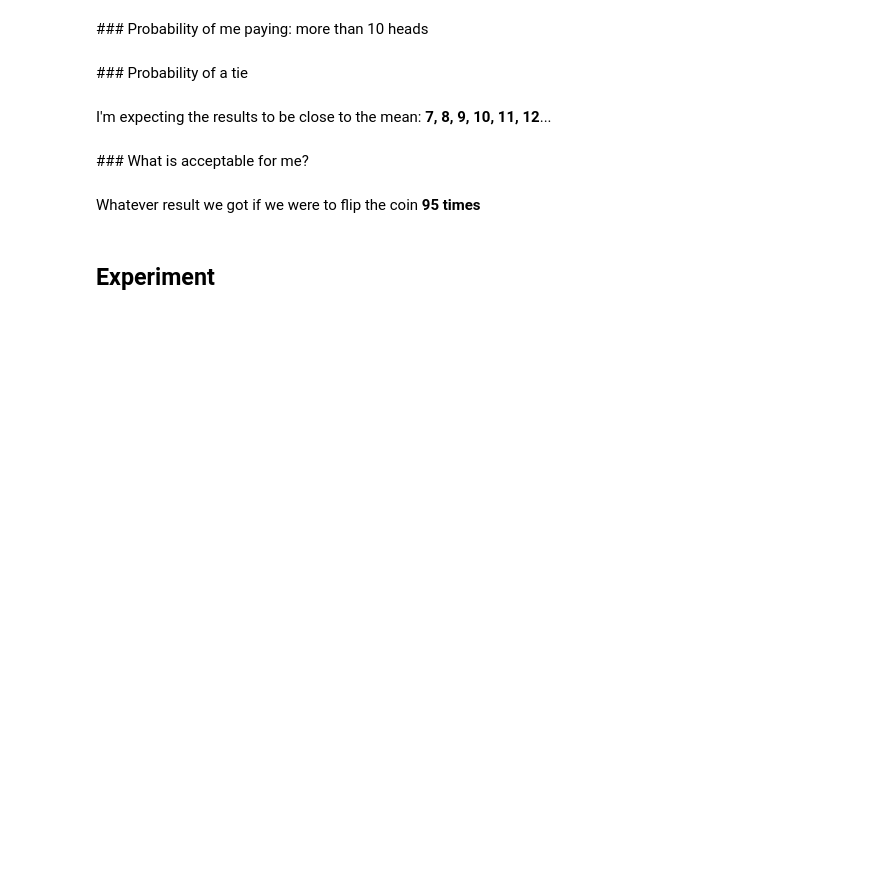
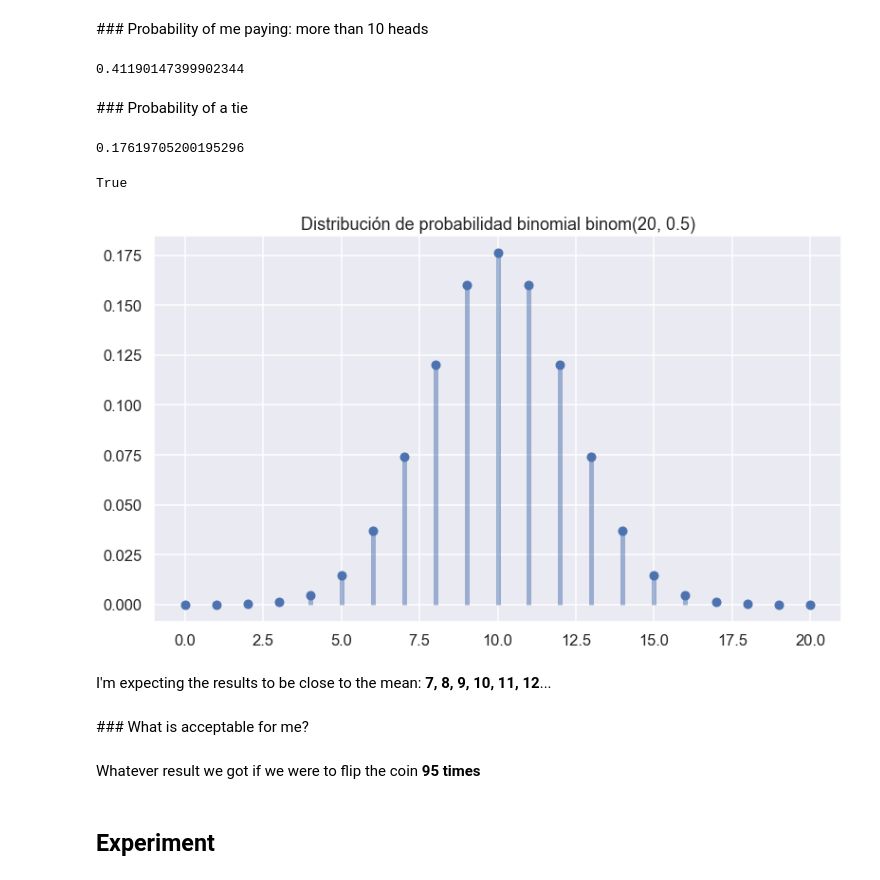
Before and after one commit to Ironhack-data-bcn-feb-2023/lectures, a Jupyter notebook: 31. Intro-hypothesis-testing-I.ipynb, the cells around one changed output. Drawn from its saved outputs; the diff is of its cells as text; code cells hidden in the pictures; blank space fills up the shorter version.

```diff
--- a/31. Intro-hypothesis-testing-I.ipynb
+++ b/31. Intro-hypothesis-testing-I.ipynb
@@ -53,2 +60,6 @@ $P(T) = \frac{1}{2} (=0.5 = 50\%)$
 # %% [markdown]
 ### Probability of him paying: less than 10 heads
+# %%
+N = 20
+p = 0.5
+my_binomial = binom(N, p)
@@ -55,4 +84,13 @@ $P(T) = \frac{1}{2} (=0.5 = 50\%)$
 # %% [markdown]
 ### Probability of me paying: more than 10 heads
+# %%
+# ¿Más de 10?
+1 - my_binomial.cdf(10)  # 11-20: pago yo
+# %% [output]
+0.41190147399902344
 # %% [markdown]
 ### Probability of a tie
+# %%
+my_binomial.pmf(10) # 10: empate
+# %% [output]
+0.17619705200195296
@@ -59,3 +101,14 @@ $P(T) = \frac{1}{2} (=0.5 = 50\%)$
+# %%
+ganar_yo == ganar_el
+# %% [output]
+True
+# %%
+x = np.arange(0, 21)
+plt.plot(x, my_binomial.pmf(x), "bo")
+plt.vlines(x, 0, my_binomial.pmf(x), lw=5, alpha=0.5)
+plt.title("Distribución de probabilidad binomial binom(20, 0.5)");
+# %% [output]
+[figure, added]
 # %% [markdown]
 I'm expecting the results to be close to the mean: **7, 8, 9, 10, 11, 12**...
 # %% [markdown]
```
Also changed, not shown: parts of 31 cells of this notebook.
